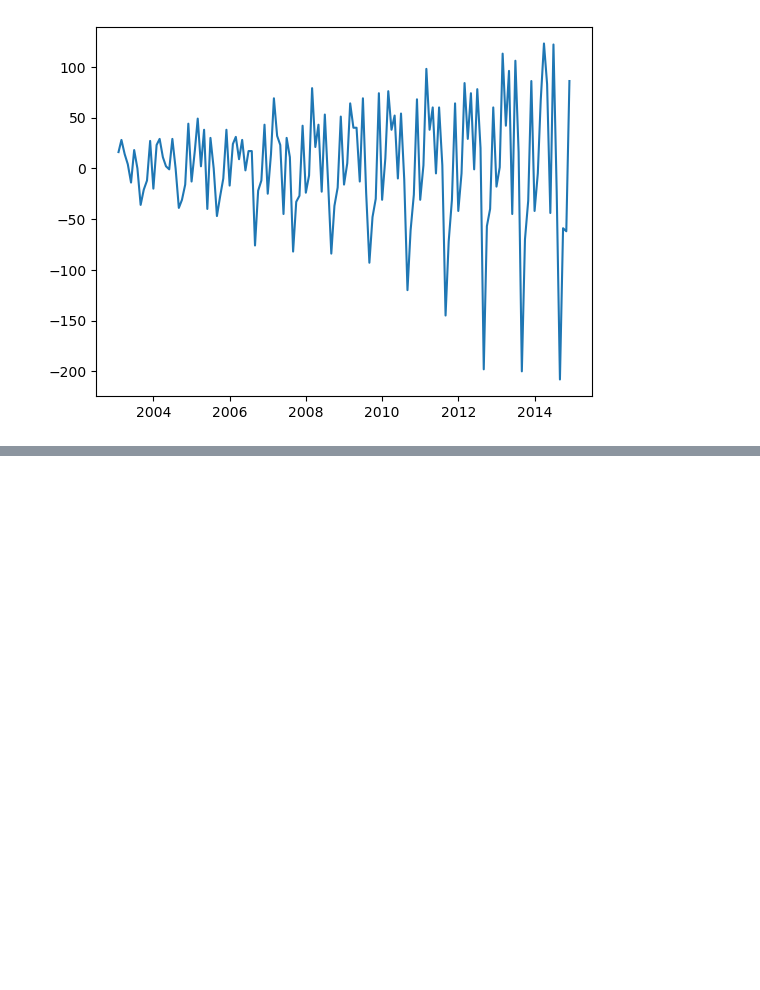
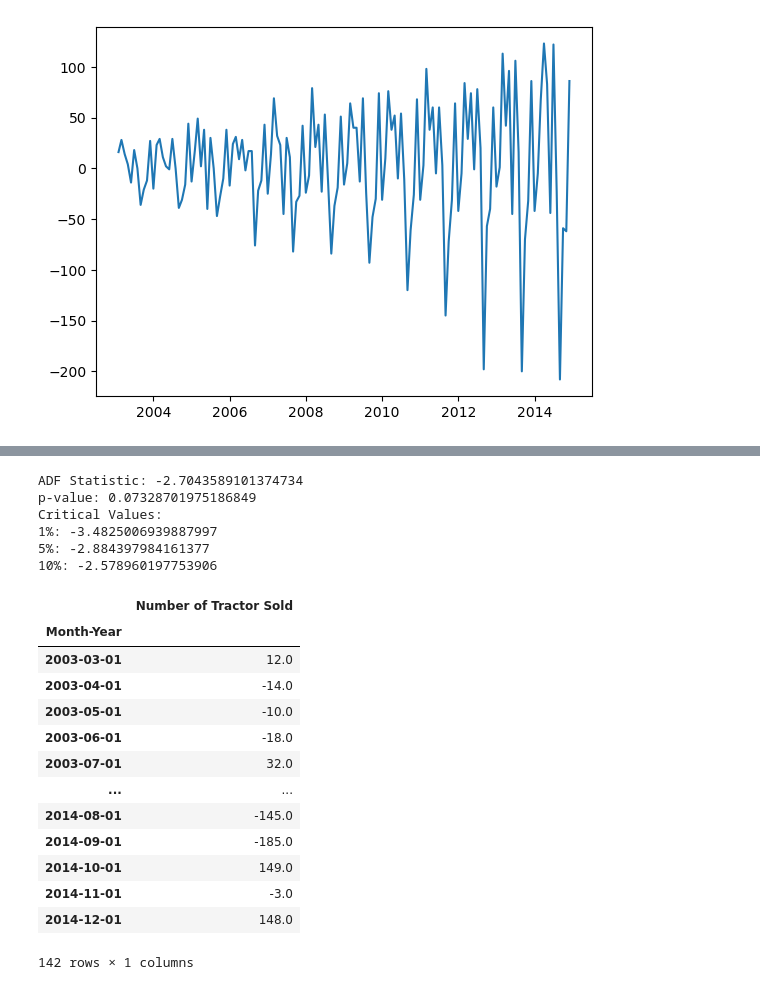
Before and after one commit to AndrewBoyne/my_qa_repo, a Jupyter notebook: Week 8/Tractor Sales after differencing.ipynb, the cells around one changed output, grey strips where cells are left out. Cells and saved outputs as stored; diff of their text form; code cells hidden in the pictures; blank space fills up the shorter version.

```diff
--- a/Week 8/Tractor Sales after differencing.ipynb
+++ b/Week 8/Tractor Sales after differencing.ipynb
@@ -157,0 +165,14 @@ plt.plot(sales_diff['Number of Tractor Sold'])
+# %%
+result = adfuller(sales_diff, autolag='AIC')
+print('ADF Statistic:', result[0])
+print('p-value:', result[1])
+print('Critical Values:')
+for key, value in result[4].items():
+    print(f'{key}: {value}')
+# %% [output]
+ADF Statistic: -2.7043589101374734
+p-value: 0.07328701975186849
+Critical Values:
+1%: -3.4825006939887997
+5%: -2.884397984161377
+10%: -2.578960197753906
@@ -157,0 +181,17 @@ plt.plot(sales_diff['Number of Tractor Sold'])
+# %%
+sales_diff_diff
+# %% [output]
+|  | Number of Tractor Sold |
+| Month-Year |  |
+| 2003-03-01 | 12.0 |
+| 2003-04-01 | -14.0 |
+| 2003-05-01 | -10.0 |
+| 2003-06-01 | -18.0 |
+| 2003-07-01 | 32.0 |
+| ... | ... |
+| 2014-08-01 | -145.0 |
+| 2014-09-01 | -185.0 |
+| 2014-10-01 | 149.0 |
+| 2014-11-01 | -3.0 |
+| 2014-12-01 | 148.0 |
+142 rows × 1 columns
```
Also changed, not shown: parts of 5 cells of this notebook.
